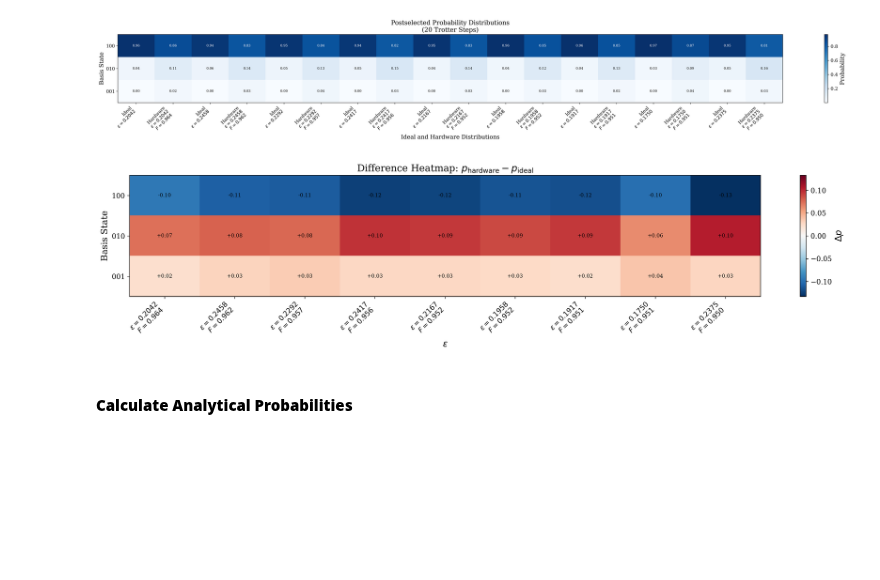
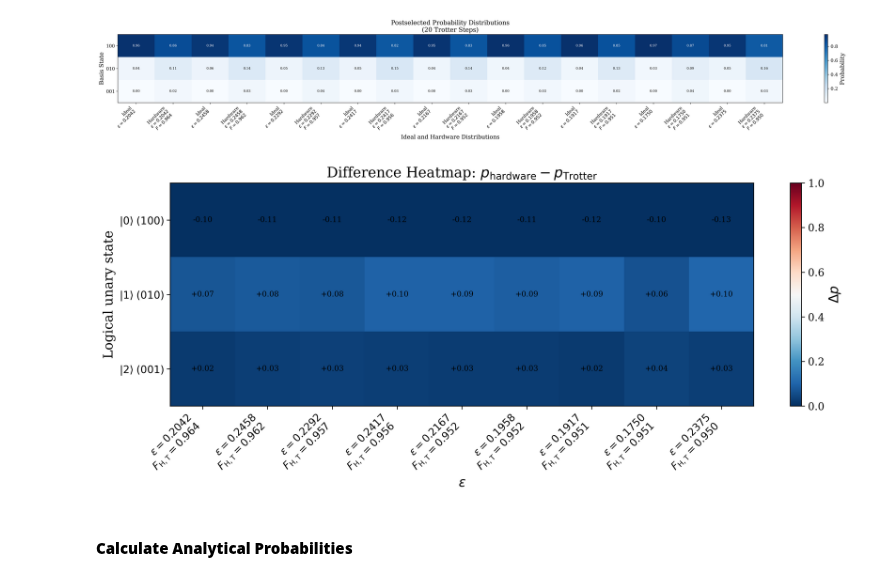
Before and after one commit to ali-tayyab/Digital-Quantum-Simulation-of-GUP-modified-Hamiltonians, a Jupyter notebook: fidelity_for_HO_using_real_backend.ipynb, the cells around one changed output. Cells and saved outputs as stored; diff of their text form; code cells hidden in the pictures; blank space fills up the shorter version.

```diff
--- a/fidelity_for_HO_using_real_backend.ipynb
+++ b/fidelity_for_HO_using_real_backend.ipynb
@@ -703,11 +718,18 @@ plt.show()
 [figure]
 # %%
 steps_value = troter_steps[0]
+
+# Logical unary encoding
 states = ['100', '010', '001']
+logical_labels = [
+    r'$|0\rangle\;(100)$',
+    r'$|1\rangle\;(010)$',
+    r'$|2\rangle\;(001)$'
+]
 
 eps_values = sorted(results[steps_value].keys())
 
-fig, ax = plt.subplots(figsize=(9, 5))
+fig, ax = plt.subplots(figsize=(12, 5))
 
 markers = ['o', 's', '^']
 
@@ -726,7 +748,7 @@ for i, state in enumerate(states):
         norm = sum(ideal.get(s, 0) for s in states)
 
         ideal_y.append(
-            ideal.get(state, 0) / norm
+            ideal.get(state, 0) / norm if norm > 0 else 0
         )
 
         # Hardware postselected probabilities
@@ -775,9 +797,9 @@ ax.grid(
 handles = hardware_lines + ideal_lines
 
 labels = (
-    [rf'Hardware $|{state}\rangle$' for state in states]
+    [rf'Hardware {label}' for label in logical_labels]
     +
-    [rf'Ideal $|{state}\rangle$' for state in states]
+    [rf'Ideal {label}' for label in logical_labels]
 )
 
 ax.legend(
@@ -1050,14 +1072,22 @@ plt.show()
 # ==================================================
 
 steps_value = troter_steps[0]
+
+# Logical unary encoding
 states = ['100', '010', '001']
+
+logical_labels = [
+    r'$|0\rangle\;(100)$',
+    r'$|1\rangle\;(010)$',
+    r'$|2\rangle\;(001)$'
+]
 
 selected_eps = [eps for eps, F in high_fidelity_eps]
 
 # ==================================================
 # Build Difference Matrix
-# Rows    -> basis states
-# Columns -> eps values
+# Rows    -> logical states
+# Columns -> selected epsilon values
 # ==================================================
 
 difference_matrix = []
@@ -1066,17 +1096,17 @@ column_labels = []
 for eps in selected_eps:
 
     # -----------------------------------------------
-    # Ideal Trotterized probabilities
+    # Trotterized probabilities
     # -----------------------------------------------
-    ideal = true_probs[steps_value][eps]
+    trotter = true_probs[steps_value][eps]
 
     norm_true = sum(
-        ideal.get(state, 0)
+        trotter.get(state, 0)
         for state in states
     )
 
-    true_probs_post = np.array([
-        ideal.get(state, 0) / norm_true
+    trotter_probs = np.array([
+        trotter.get(state, 0) / norm_true
         if norm_true > 0 else 0
         for state in states
     ])
@@ -1086,15 +1116,15 @@ for eps in selected_eps:
     # -----------------------------------------------
     hardware = postselected_results[steps_value][eps]
 
-    exp_probs = np.array([
+    hardware_probs = np.array([
         hardware.get(state, 0)
         for state in states
     ])
 
     # -----------------------------------------------
-    # Difference
+    # Hardware - Trotter difference
     # -----------------------------------------------
-    delta = exp_probs - true_probs_post
+    delta = hardware_probs - trotter_probs
 
     difference_matrix.append(delta)
 
@@ -1102,7 +1132,7 @@ for eps in selected_eps:
 
     column_labels.append(
         rf'$\epsilon={eps:.4f}$' + "\n" +
-        rf'$F={fidelity:.3f}$'
+        rf'$F_{{\rm H,T}}={fidelity:.3f}$'
     )
 
 # Convert to numpy array
@@ -1114,10 +1144,10 @@ difference_matrix = np.array(difference_matrix).T
 
 max_abs = np.max(np.abs(difference_matrix))
 
-norm = TwoSlopeNorm(
-    vmin=-max_abs,
-    vcenter=0,
-    vmax=max_abs
+norm = plt.Normalize(
+    vmin = 0 , # -max_abs
+    # vcenter=0,
+    vmax = 1 # max_abs
 )
 
 # ==================================================
@@ -1125,10 +1155,7 @@ norm = TwoSlopeNorm(
 # ==================================================
 
 fig, ax = plt.subplots(
-    figsize=(
-        1.8 * len(selected_eps) + 2,
-        0.8 * len(states) + 2
-    )
+    figsize=(12, 5)
 )
 
 im = ax.imshow(
@@ -1139,7 +1166,7 @@ im = ax.imshow(
 )
 
 # --------------------------------------------------
-# Axes
+# X-axis
 # --------------------------------------------------
 
 ax.set_xticks(np.arange(len(column_labels)))
@@ -1150,15 +1177,20 @@ ax.set_xticklabels(
     ha='right'
 )
 
+# --------------------------------------------------
+# Y-axis
+# --------------------------------------------------
+
 ax.set_yticks(np.arange(len(states)))
-ax.set_yticklabels(states)
+
+ax.set_yticklabels(logical_labels)
 
 ax.set_xlabel(r'$\epsilon$')
-ax.set_ylabel('Basis State')
+ax.set_ylabel('Logical unary state')
 
 ax.set_title(
     r'Difference Heatmap: '
-    r'$p_{\rm hardware}-p_{\rm ideal}$'
+    r'$p_{\rm hardware}-p_{\rm Trotter}$'
 )
 
 # --------------------------------------------------
@@ -1179,34 +1211,34 @@ for i in range(difference_matrix.shape[0]):
 
         ax.text(
             j,
             i,
             f"{value:+.2f}",
             ha='center',
             va='center',
             fontsize=8,
             color='black'
         )
 
 # --------------------------------------------------
 # Save
 # --------------------------------------------------
 
 plt.tight_layout()
 
 plt.savefig(
     "plots/difference_heatmap.pdf",
     bbox_inches="tight"
 )
 
 plt.savefig(
     "plots/difference_heatmap.png",
     dpi=600,
     bbox_inches="tight"
 )
 
 plt.show()
 # %% [output]
-[figure, old version]
+[figure, new version]
 # %% [markdown]
 #### **Calculate Analytical Probabilities**
 # %%
```
Also changed, not shown: parts of 7 cells of this notebook, 37 other files.
